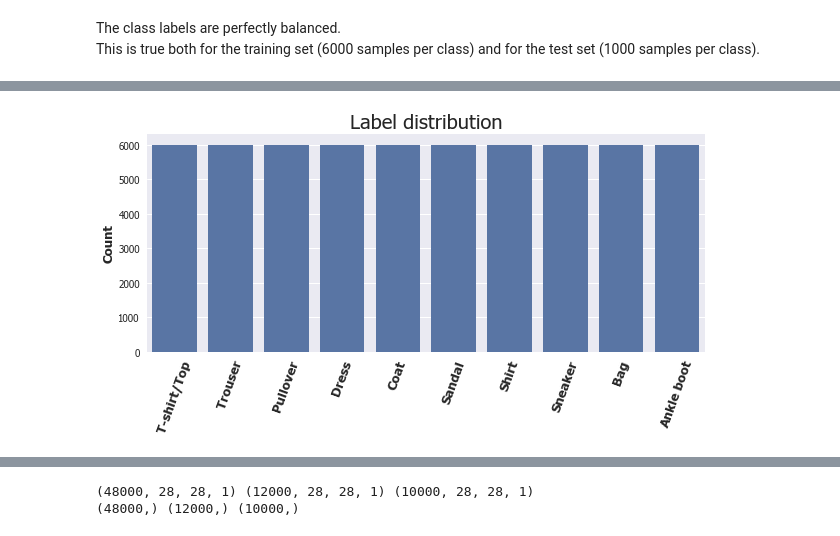
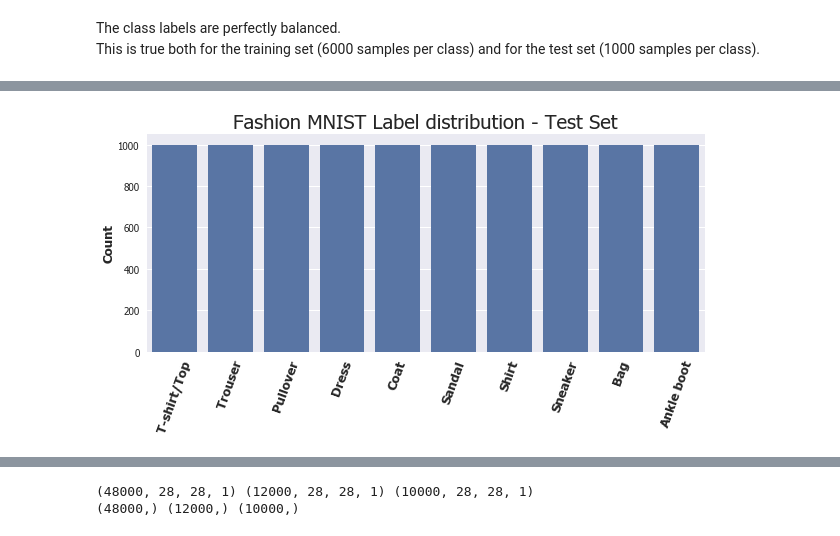
Before and after one commit to sgiammy/ASI-course, a Jupyter notebook: ae2018/ae2018.ipynb, the cells around one changed output, grey strips where cells are left out. Saved outputs shown, nothing was run; the diff lists cells and outputs as text; code cells hidden in the pictures.

```diff
--- a/ae2018/ae2018.ipynb
+++ b/ae2018/ae2018.ipynb
@@ -144,12 +151,12 @@ This is true both for the training set (6000 samples per class) and for the test
 # %%
 plt.figure(figsize=(10,4))
 
-label_distribution = data_train_mnist['label'].value_counts()
+label_distribution = data_test_mnist['label'].value_counts()
 
 ax = sns.barplot(x = np.array(range(10)), y = label_distribution, color='b')
-ax.set_title('Label distribution',fontsize=20)
+ax.set_title('Fashion MNIST Label distribution - Test Set',fontsize=20)
 ax.set_xticklabels(mnist_labels, fontsize=13, weight='bold', rotation=70)
 ax.set_ylabel('Count',fontsize=13, weight='bold')
 plt.show()
 # %% [output]
-[figure, old version]
+[figure, new version]
```
Also changed, not shown: parts of 32 cells of this notebook.
